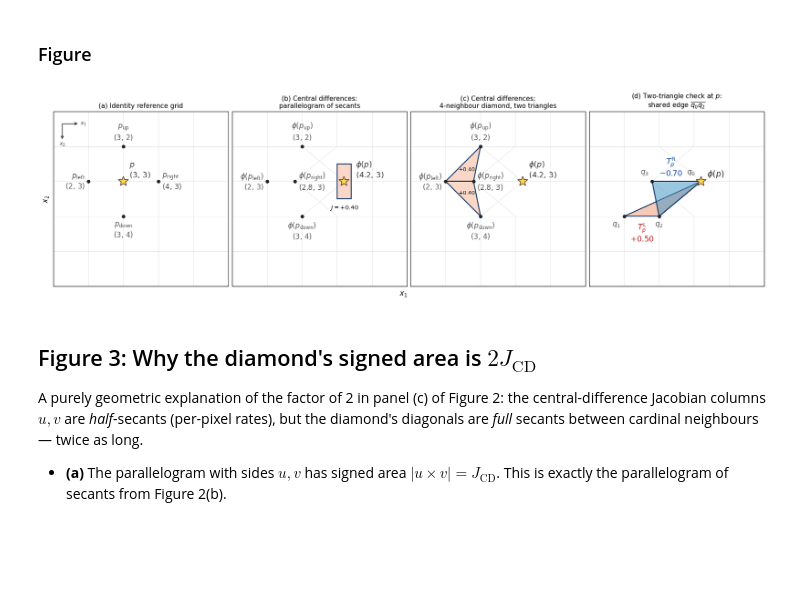
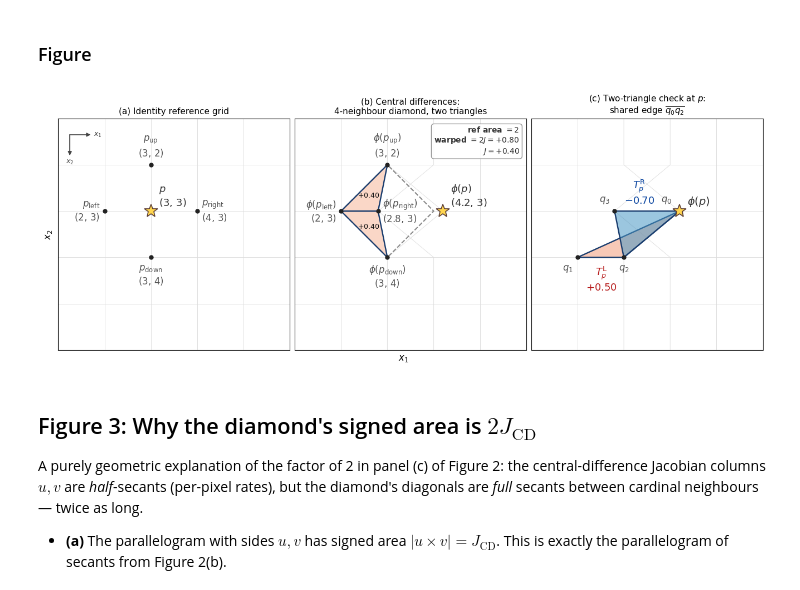
Before and after one commit to andythai/dvfopt, a Jupyter notebook: notebooks/manuscript/01_signed_areas.ipynb, the cells around one changed output. Drawn from its saved outputs; the diff is of its cells as text; code cells hidden in the pictures; blank space fills up the shorter version.

```diff
--- a/notebooks/manuscript/01_signed_areas.ipynb
+++ b/notebooks/manuscript/01_signed_areas.ipynb
@@ -388,7 +385,9 @@ vmax2 = 1.2
 vmin2 = -vmax2
 norm2 = plt.Normalize(vmin2, vmax2)
 
-fig2, axes = plt.subplots(1, 4, figsize=(17, 5.4), layout='constrained')
+# Three panels: identity grid, central-difference primitive (the
+# 4-neighbour diamond, two triangles), and the two-triangle check at p.
+fig2, axes = plt.subplots(1, 3, figsize=(13, 5.4), layout='constrained')
 
 # Common zoom region around the bowtie. Larger pad gives the cardinal-
 # neighbour labels (especially phi(p_left)) room to sit inside the axes
@@ -412,7 +411,7 @@ def add_label(ax, vertices, text, dx=0, dy=0, show_bbox=True, fontsize=10,
     Pass show_bbox=False to render without the white background -- useful
     when the background would cover an underlying coloured fill. `color`
     can be set to match a triangle's fill so the label visually keys to
-    its primitive (used for T_p^L / T_p^R in panel (d))."""
+    its primitive (used for T_p^L / T_p^R in panel (c))."""
     cx_ = sum(v[0] for v in vertices) / len(vertices) + dx
     cy_ = sum(v[1] for v in vertices) / len(vertices) + dy
     ax.text(cx_, cy_, text, ha='center', va='center',
@@ -465,7 +464,7 @@ def add_filled_polygon(ax, vertices, value, fill_alpha=0.55):
 
 
 # Darker, fully-saturated variants of the RdBu_r-ish fill hues; used for
-# the T_p^L / T_p^R text labels in panel (d) so each label visually keys
+# the T_p^L / T_p^R text labels in panel (c) so each label visually keys
 # to its triangle. Same palette as helper-code's _label_color so the two
 # figures stay consistent.
 def _tri_label_color(area):
@@ -477,9 +476,9 @@ def _tri_label_color(area):
 
 
 # Cardinal-neighbour label metadata. Reference panel (a) uses bare names;
-# deformed panels (b)-(c) wrap each name in phi(.) since the points shown
-# are warped positions of those reference neighbours. Lowercase p for the
-# neighbours so they match the central pixel name p.
+# the deformed panel (b) wraps each name in phi(.) since the points
+# shown are warped positions of those reference neighbours. Lowercase p
+# for the neighbours so they match the central pixel name p.
 CARDINAL_OFFSETS = [
     ((-6, 0),  'right',  'center'),   # left
     ((6, 0),   'left',   'center'),   # right
@@ -522,31 +521,24 @@ mark_star(ax, np.array([xc, yc], dtype=float), name=r'$p$')
 style_panel(ax, '(a) Identity reference grid', zoom, show_compass=True)
 
 
-# ----- (b) parallelogram of secants -----
-# Pgram is CENTERED at phi(p): phi(p) sits at the centroid, reflecting
-# that central differences is a symmetric operation averaging over all
-# four cardinal neighbours. Pgram area = det(J_phi) = J_CD.
+# ----- (b) central differences: 4-neighbour diamond, two triangles -----
+# The diamond's 4 corners are exactly the cardinal neighbours' warped
+# positions, and the two triangles (split along phi(p_left) phi(p_right))
+# sum to 2 * J_CD -- see Figure 3 for the factor-of-2 explanation.
 ax = axes[1]
 draw_faint_warped_grid(ax, phi_bowtie)
-add_filled_polygon(ax, pgram, J_cd)
-draw_cardinals(ax, [P_W, P_E, P_N, P_S], names=CARDINAL_NAMES_WARPED)
-# Push the phi(p) label to the right so it clears the pgram's right
-# edge (the star is at the pgram centroid, so the default 10pt nudge
-# would land the label over the pgram fill).
-mark_star(ax, np.array([gx_b[yc, xc], gy_b[yc, xc]]), offset=(20, 4))
-# J label placed just below the parallelogram's bottom edge -- no bbox,
-# so it doesn't bleed white into the pgram fill.
-pgram_bottom_mid = anchor + 0.5 * u + v
-ax.text(pgram_bottom_mid[0], pgram_bottom_mid[1] + 0.15, f'$J = {J_cd:+.2f}$',
-        ha='center', va='top', fontsize=10, fontweight='bold',
-        color='#111', zorder=5)
-style_panel(ax, '(b) Central differences:\nparallelogram of secants', zoom,
-            show_compass=False)
 
+# Ghost identity-diamond outline (no fill, light dashed). Same vertex
+# *ordering* as the warped diamond so reader can visually compare the
+# two: dashed = reference (area = 2), filled = warped (area = 2 J_CD).
+# The compression of the right vertex (P_E moves from (4, 3) -> (2.8, 3))
+# is the visible signature of the bowtie's J_CD < 1 scaling.
+identity_diamond = [P_W_i, P_N_i, P_E_i, P_S_i]
+ax.add_patch(Polygon(identity_diamond, closed=True,
+                     facecolor='none',
+                     edgecolor='#888888', linewidth=1.5, linestyle='--',
+                     zorder=1))
 
-# ----- (c) diamond split into two triangles -----
-ax = axes[2]
-draw_faint_warped_grid(ax, phi_bowtie)
 add_filled_polygon(ax, diamond_top, diamond_top_area)
 add_filled_polygon(ax, diamond_bot, diamond_bot_area)
 draw_cardinals(ax, [P_W, P_E, P_N, P_S], names=CARDINAL_NAMES_WARPED)
@@ -558,14 +550,29 @@ add_label(ax, diamond_top, f'${diamond_top_area:+.2f}$',
           show_bbox=False, fontsize=9)
 add_label(ax, diamond_bot, f'${diamond_bot_area:+.2f}$',
           show_bbox=False, fontsize=9)
-style_panel(ax, '(c) Central differences:\n4-neighbour diamond, two triangles',
+
+# Info box (axes-fraction coords) showing the scaling story: reference
+# area, warped area, and the implied scaling factor J. Placed in the
+# top-right corner where the bowtie zoom has empty space.
+info_text = (f'ref area $= 2$\n'
+             f'warped $= 2J = {2 * J_cd:+.2f}$\n'
+             f'$J = {J_cd:+.2f}$')
+ax.text(0.97, 0.97, info_text,
+        transform=ax.transAxes,
+        fontsize=10, fontweight='bold', color='#333',
+        ha='right', va='top',
+        bbox=dict(facecolor='white', alpha=0.88, edgecolor='#888888',
+                  linewidth=1.0, boxstyle='round,pad=0.35'),
+        zorder=7)
+
+style_panel(ax, '(b) Central differences:\n4-neighbour diamond, two triangles',
             zoom, show_compass=False)
 
 
-# ----- (d) two-triangle check at the cell (codebase convention) -----
+# ----- (c) two-triangle check at the cell (codebase convention) -----
 # T_p^L and T_p^R both extend below p; in the bowtie q_0 and q_3
 # swap horizontal positions, so the two triangles overlap.
-ax = axes[3]
+ax = axes[2]
 draw_faint_warped_grid(ax, phi_bowtie)
 add_filled_polygon(ax, T1_p_pts, T1_p_area)
 add_filled_polygon(ax, T2_p_pts, T2_p_area)
@@ -579,35 +586,35 @@ label_vertex(ax, q0, r'$q_0$', offset=(-10, 8), ha='right', va='bottom',
 # of q_0 in the bowtie warp.
 label_vertex(ax, q3, r'$q_3$', offset=(-6, 8), ha='right', va='bottom',
              with_coords=False)
 label_vertex(ax, q1, r'$q_1$', offset=(-6, -8), ha='right', va='top',
              with_coords=False)
 label_vertex(ax, q2, r'$q_2$', offset=(0, -8), ha='center', va='top',
              with_coords=False)
 mark_star(ax, q0, with_coords=False, fontsize=14)
 # T_p^L sits well down-and-left of the kite (toward q_1, the lower-left
 # corner) so the label clearly keys to the small red triangle even
 # though the bowtie warps the cell;  T_p^R sits well above the kite so
 # it doesn't collide with phi(p). Label colour matches each triangle's
 # fill hue (darker red / blue variant).
 add_label(ax, T1_p_pts, f'$T_p^\\mathrm{{L}}$\n${T1_p_area:+.2f}$',
           dx=-0.55, dy=+0.80, show_bbox=False, fontsize=13,
           color=_tri_label_color(T1_p_area))
 add_label(ax, T2_p_pts, f'$T_p^\\mathrm{{R}}$\n${T2_p_area:+.2f}$',
           dx=0.0, dy=-0.75, show_bbox=False, fontsize=13,
           color=_tri_label_color(T2_p_area))
-style_panel(ax, '(d) Two-triangle check at $p$:\nshared edge $\\overline{q_0 q_2}$',
+style_panel(ax, '(c) Two-triangle check at $p$:\nshared edge $\\overline{q_0 q_2}$',
             zoom, show_compass=False)
 
 # Show axis labels only once on the whole figure
 for ax in axes:
     ax.set_xlabel('')
     ax.set_ylabel('')
 fig2.supxlabel(r'$x_1$', fontsize=12, y=0.07)
 fig2.supylabel(r'$x_2$', fontsize=12)
 
 plt.show()
 # %% [output]
-[figure, old version]
+[figure, new version]
 # %% [markdown]
 ## Figure 3: Why the diamond's signed area is $2 J_\mathrm{CD}$
 
```
Also changed, not shown: parts of 4 cells of this notebook.
